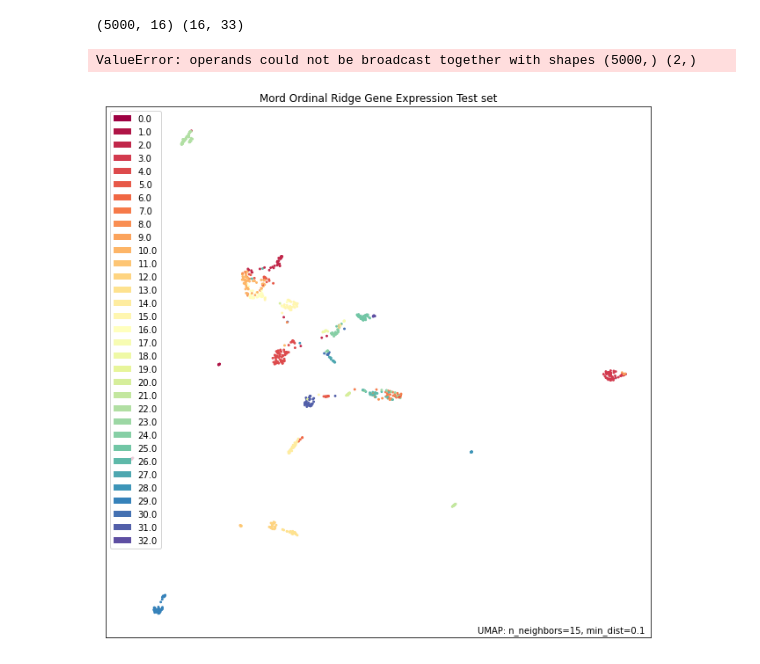
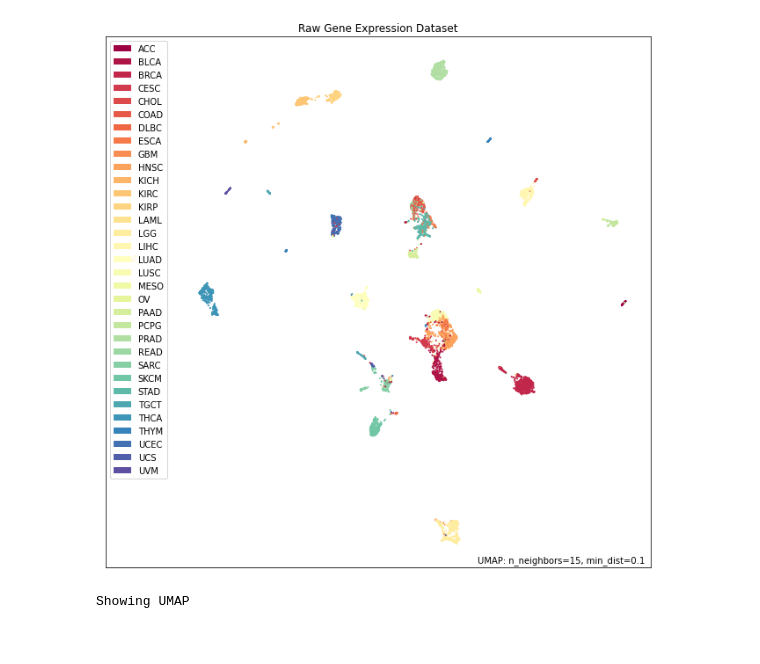
Before and after one commit to brmprnk/jointomicscomp, a Jupyter notebook: src/util/Untitled.ipynb, the cells around one changed output. Saved outputs shown, nothing was run; the diff lists cells and outputs as text; code cells hidden in the pictures.

Commit message:
Test Scanpy and create UMAPPlotter template

```diff
--- a/src/util/Untitled.ipynb
+++ b/src/util/Untitled.ipynb
@@ -11,5 +6,5 @@ from sklearn.neural_network import MLPClassifier
 # %%
-ge = np.load("/home/bram/jointomicscomp/data/GE.npy")
-cancerTypes = np.load("/home/bram/jointomicscomp/data/cancerTypes.npy")
-cancerType = np.load("/home/bram/jointomicscomp/data/cancerType.npy")
+ge = np.load("/Users/bram/jointomicscomp/data/GE.npy")
+cancerTypes = np.load("/Users/bram/jointomicscomp/data/cancerTypes.npy")
+cancerType = np.load("/Users/bram/jointomicscomp/data/cancerType.npy")
 cancer_type_labels = cancerTypes[cancerType.astype(int)]
@@ -99,32 +10,0 @@ Confusion matrix :
-# %%
-test = bestModel.coefs_
-print(test[0].shape, test[1].shape)
-z = latent_test
-for row in z:
-    row = np.multiply(row, test)
-# %% [output]
-(5000, 16) (16, 33)
-ValueError: operands could not be broadcast together with shapes (5000,) (2,)
-# %%
-title = "Mord Ordinal Ridge Gene Expression Test set"
-save_dir = "/home/bram/jointomicscomp/umaps"
-save_file = "{}/UMAP {} Raw Data.png"\
-    .format(save_dir, "GE")
-background = "white"
-color_key_cmap = "Spectral"
-# %%
-
-mapper = umap.UMAP(
-            n_neighbors=15,
-            min_dist=0.1,
-            n_components=2,
-            metric='euclidean'
-        ).fit(z)
-# %%
-p = umap.plot.points(mapper, labels=y_test, color_key_cmap=color_key_cmap, background=background)
-umap.plot.plt.title(title)
-# umap.plot.plt.legend()
-umap.plot.plt.savefig(save_file, dpi=1600)
-umap.plot.plt.show()
-# %% [output]
-[figure, removed]
@@ -130,0 +60,8 @@ umap.plot.plt.show()
+# %%
+# Create UMAP Class
+test = UMAPPlotter(ge, cancer_type_labels, "Raw Gene Expression Dataset", "/Users/bram/jointomicscomp/results/umaps/GE_test.png")
+
+test.show()
+# %% [output]
+[figure, added]
+Showing UMAP
```
Also changed, not shown: parts of 4 cells of this notebook, 3 other files.
